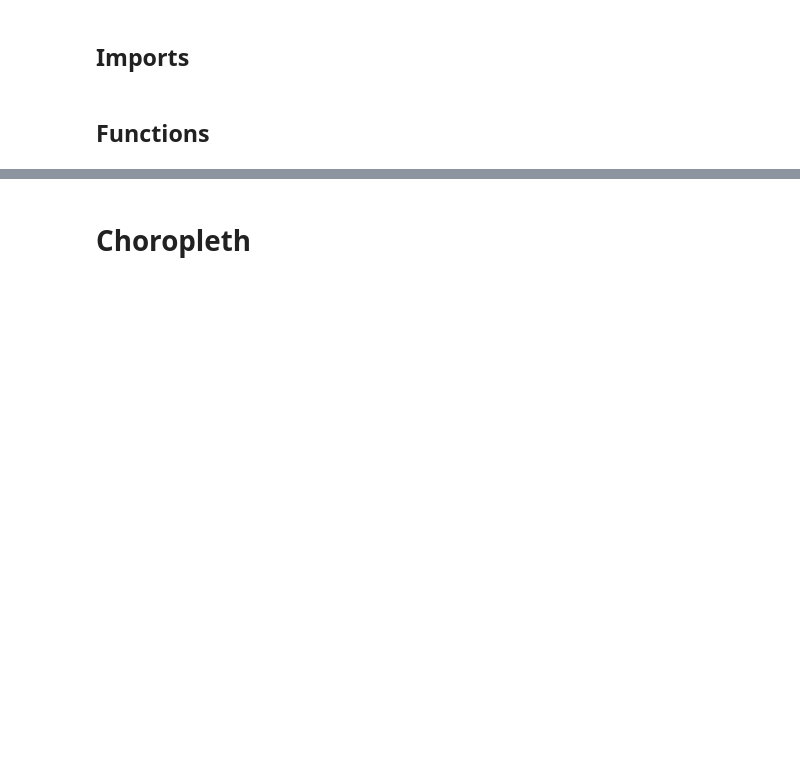
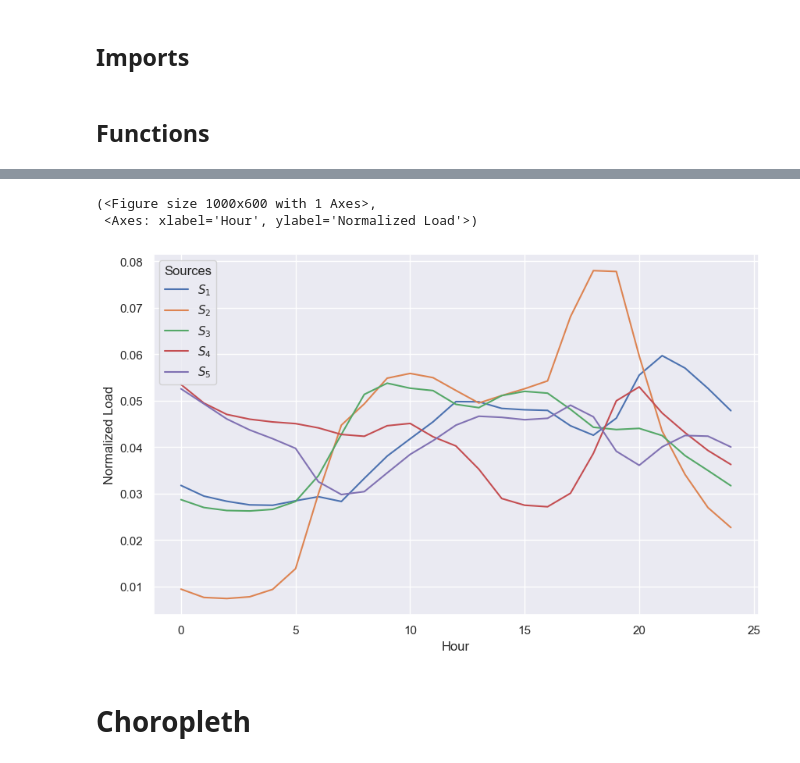
Before and after one commit to gkchln/load_bss, a Jupyter notebook: NMF/AdvancedPlots.ipynb, the cells around one changed output, grey strips where cells are left out. Drawn from its saved outputs; the diff is of its cells as text; code cells hidden in the pictures; blank space fills up the shorter version.

Commit message:
Make the simplex plots compatible with five sources

```diff
--- a/NMF/AdvancedPlots.ipynb
+++ b/NMF/AdvancedPlots.ipynb
@@ -66,0 +80,33 @@ def plot_zone_concentrations(gdf, component, zone_names=True, ax=None, title=Non
+# %%
+# Load C
+n_components = 5
+n_runs = 1000
+smoothed = False
+opt = 'simp'
+
+if smoothed:
+    infile = f'data/3_output/nmf_results/WHopt{opt}_{n_components}comp_smoothed_{n_runs}runs{specific}.npz'
+else:
+    infile = f'data/3_output/nmf_results/WHopt{opt}_{n_components}comp_{n_runs}runs{specific}.npz'
+
+# HOTFIX
+infile = f"../data/3_output/pennmf_results/WHopt_{n_components}comp{'_smoothed'*smoothed}_{n_runs}runs_.npz"
+
+data = np.load(infile, allow_pickle=True)
+print(f"Loaded {infile}")
+C = data['W']
+S = data['H']
+
+# HOTFIX: reordering components for plotting
+# reordering = np.array([0, 2, 1])
+# C = C[:, reordering]
+# H = H[reordering, :]
+
+C = pd.DataFrame(C, index=curves_df.index, columns=[f"$S_{k+1}$" for k in range(n_components)])
+C[unit_info.columns] = curves_df[unit_info.columns]
+C['season'] = C.month.astype(int).map(month_to_season)
+C['zone'] = C.zone.str.replace('.', '-')
+C['Domestic'] = C['$S_1$'] + C['$S_2$']
+C['Industry'] = C['$S_3$']
+C['Services'] = C['$S_4$'] + C['$S_5$']
+C
@@ -67,3 +128,9 @@ def plot_zone_concentrations(gdf, component, zone_names=True, ax=None, title=Non
+# %%
+plot_components(S)
+# %% [output]
+(<Figure size 1000x600 with 1 Axes>,
+ <Axes: xlabel='Hour', ylabel='Normalized Load'>)
+[figure, added]
 # %% [markdown]
 # Choropleth
 # %% [markdown]
```
Also changed, not shown: parts of 38 cells of this notebook.
